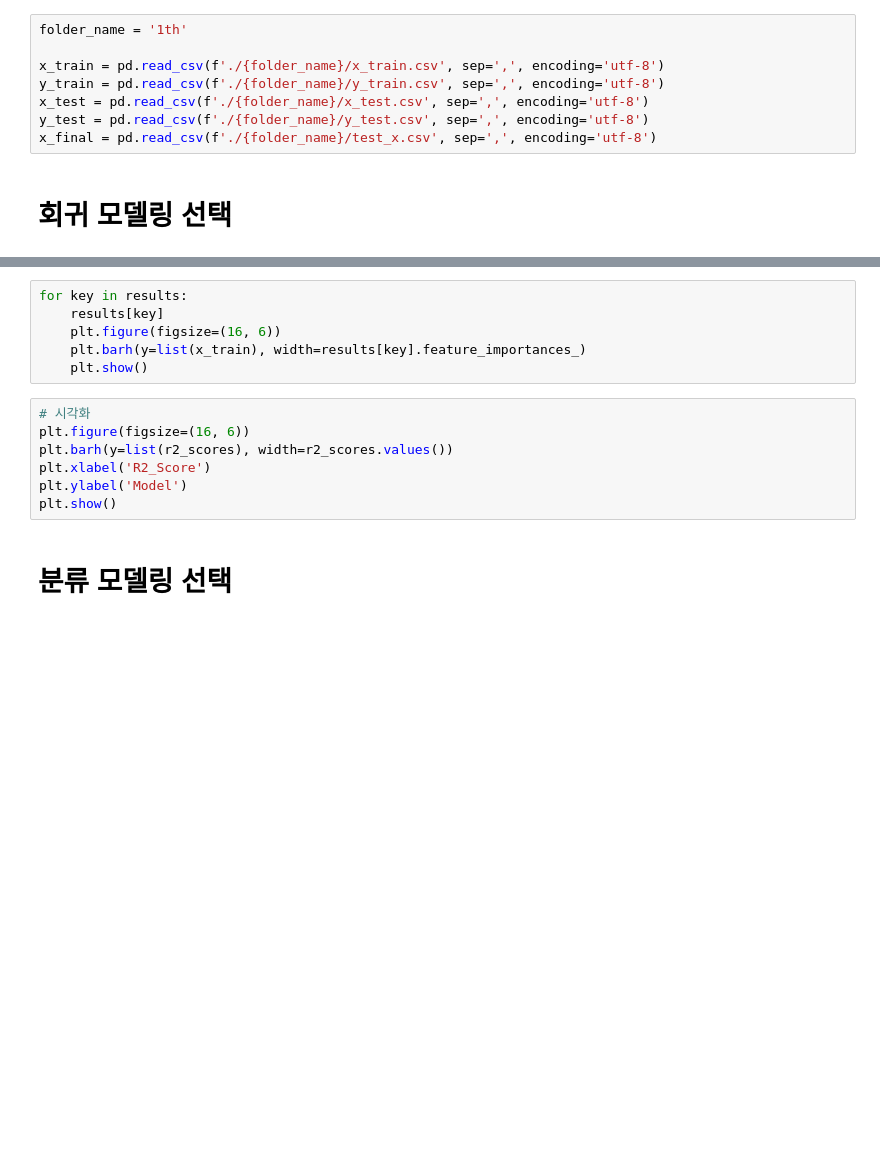
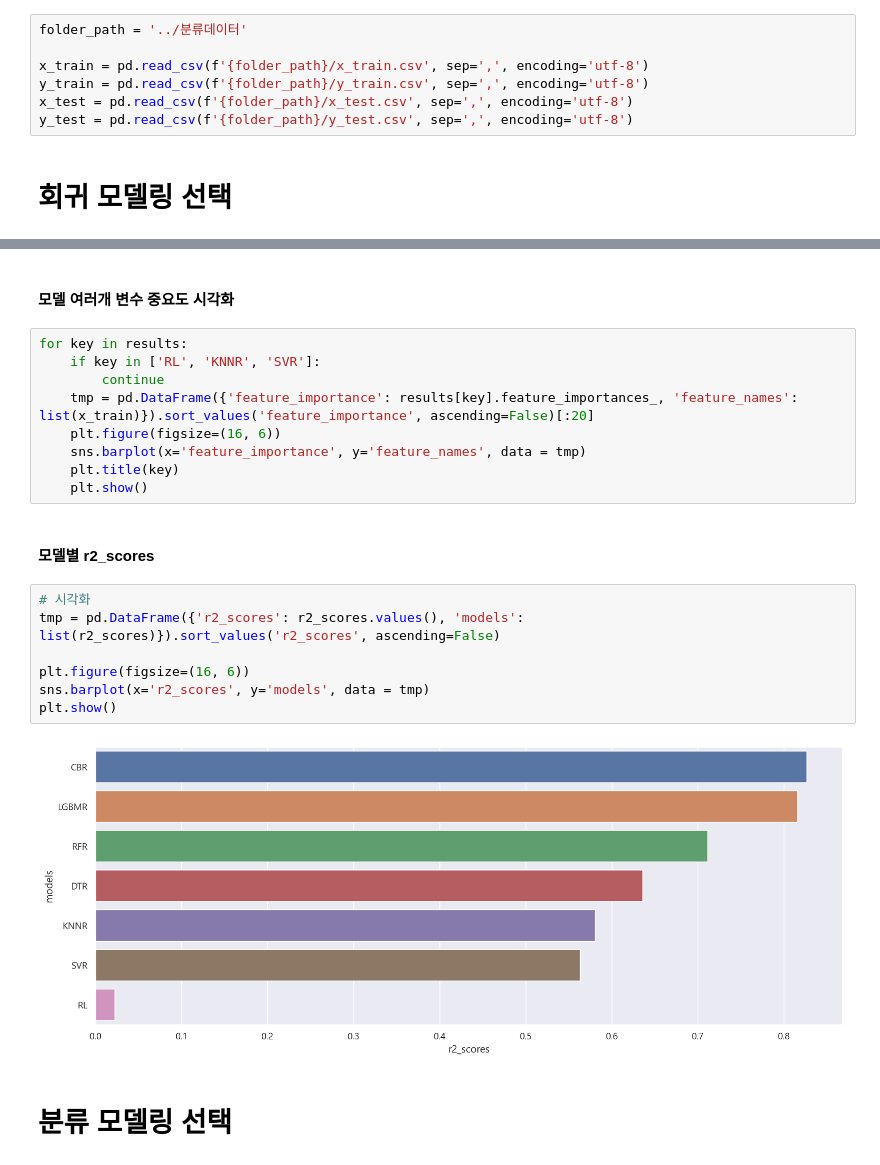
Before and after one commit to chae-zero/TWL, a Jupyter notebook: kimyoo04/머신러닝/4. ML 모델링/1. AI 모델링 선택.ipynb, the cells around one changed output, grey strips where cells are left out. Drawn from its saved outputs; the diff is of its cells as text; blank space fills up the shorter version.

```diff
--- a/kimyoo04/머신러닝/4. ML 모델링/1. AI 모델링 선택.ipynb
+++ b/kimyoo04/머신러닝/4. ML 모델링/1. AI 모델링 선택.ipynb
@@ -128,13 +137,12 @@ warnings.filterwarnings(action='ignore')
 # %% [markdown]
 # 데이터 로드
 # %%
-folder_name = '1th'
+folder_path = '../분류데이터'
 
-x_train = pd.read_csv(f'./{folder_name}/x_train.csv', sep=',', encoding='utf-8')
-y_train = pd.read_csv(f'./{folder_name}/y_train.csv', sep=',', encoding='utf-8')
-x_test = pd.read_csv(f'./{folder_name}/x_test.csv', sep=',', encoding='utf-8')
-y_test = pd.read_csv(f'./{folder_name}/y_test.csv', sep=',', encoding='utf-8')
-x_final = pd.read_csv(f'./{folder_name}/test_x.csv', sep=',', encoding='utf-8')
+x_train = pd.read_csv(f'{folder_path}/x_train.csv', sep=',', encoding='utf-8')
+y_train = pd.read_csv(f'{folder_path}/y_train.csv', sep=',', encoding='utf-8')
+x_test = pd.read_csv(f'{folder_path}/x_test.csv', sep=',', encoding='utf-8')
+y_test = pd.read_csv(f'{folder_path}/y_test.csv', sep=',', encoding='utf-8')
 # %% [markdown]
 # 회귀 모델링 선택
 # %%
@@ -168,16 +204,25 @@ for key in models:
+# %% [markdown]
+#### 모델 여러개 변수 중요도 시각화
 # %%
 for key in results:
-    results[key]
+    if key in ['RL', 'KNNR', 'SVR']:
+        continue
+    tmp = pd.DataFrame({'feature_importance': results[key].feature_importances_, 'feature_names': list(x_train)}).sort_values('feature_importance', ascending=False)[:20]
     plt.figure(figsize=(16, 6))
-    plt.barh(y=list(x_train), width=results[key].feature_importances_)
+    sns.barplot(x='feature_importance', y='feature_names', data = tmp)
+    plt.title(key)
     plt.show()
-# %%
-# 시각화
-plt.figure(figsize=(16, 6))
-plt.barh(y=list(r2_scores), width=r2_scores.values())
-plt.xlabel('R2_Score')
-plt.ylabel('Model')
-plt.show()
+# %% [markdown]
+#### 모델별 r2_scores
+# %%
+# 시각화
+tmp = pd.DataFrame({'r2_scores': r2_scores.values(), 'models': list(r2_scores)}).sort_values('r2_scores', ascending=False)
+
+plt.figure(figsize=(16, 6))
+sns.barplot(x='r2_scores', y='models', data = tmp)
+plt.show()
+# %% [output]
+[figure, added]
 # %% [markdown]
 # 분류 모델링 선택
 # %%
```
Also changed, not shown: parts of 22 cells of this notebook, 11 other files.
